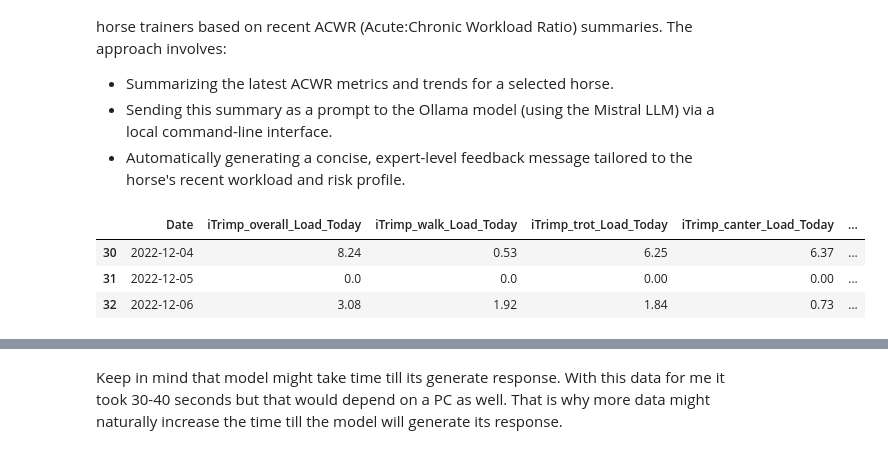
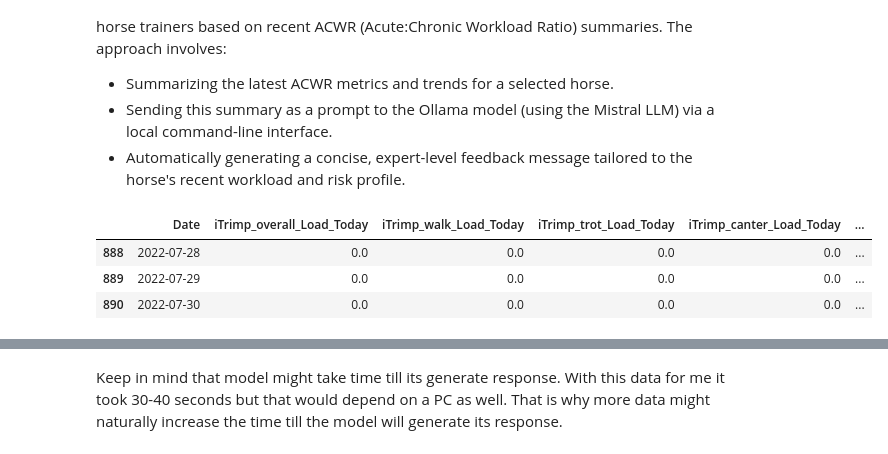
Before and after one commit to KristinaStrakova/Horse-Training-Feedback-Generator, a Jupyter notebook: Equine_Integration_Rubies/test.ipynb, the cells around one changed output, grey strips where cells are left out. Saved outputs shown, nothing was run; the diff lists cells and outputs as text; code cells hidden in the pictures.

```diff
--- a/Equine_Integration_Rubies/test.ipynb
+++ b/Equine_Integration_Rubies/test.ipynb
@@ -264,42 +264,41 @@ In this section, a large language model (LLM) is used to generate professional f
 - Sending this summary as a prompt to the Ollama model (using the Mistral LLM) via a local command-line interface.
 - Automatically generating a concise, expert-level feedback message tailored to the horse's recent workload and risk profile.
 # %%
-horse_id = "257"  # choose one horse
-date_filter = "2025-03-10"  # choose a date filter
+horse_id = "311"  # choose one horse
 df_horse = df_clean[df_clean["HorseID"] == horse_id].copy()
 
 # Define relevant columns
 columns_to_include = [
     "Date",
 
     # Load_Today
     "iTrimp_overall_Load_Today",
     "iTrimp_walk_Load_Today",
     "iTrimp_trot_Load_Today",
     "iTrimp_canter_Load_Today",
     "iTrimp_galop_Load_Today",
 
     # ACWR
     "iTrimp_overall_ACWR",
     "iTrimp_walk_ACWR",
     "iTrimp_trot_ACWR",
     "iTrimp_canter_ACWR",
     "iTrimp_galop_ACWR",
 ]
 
 # Filter out rows with missing values in any of those columns
 df_horse = df_horse[columns_to_include].dropna()
 
 # Convert ACWR columns to float (if needed)
 acwr_columns = [col for col in columns_to_include if "ACWR" in col]
 df_horse[acwr_columns] = df_horse[acwr_columns].astype(float)
 
 df_horse.head(3)
 # %% [output]
 |  | Date | iTrimp_overall_Load_Today | iTrimp_walk_Load_Today | iTrimp_trot_Load_Today | iTrimp_canter_Load_Today | ... |
-| 30 | 2022-12-04 | 8.24 | 0.53 | 6.25 | 6.37 | ... |
-| 31 | 2022-12-05 | 0.0 | 0.0 | 0.00 | 0.00 | ... |
-| 32 | 2022-12-06 | 3.08 | 1.92 | 1.84 | 0.73 | ... |
+| 888 | 2022-07-28 | 0.0 | 0.0 | 0.0 | 0.0 | ... |
+| 889 | 2022-07-29 | 0.0 | 0.0 | 0.0 | 0.0 | ... |
+| 890 | 2022-07-30 | 0.0 | 0.0 | 0.0 | 0.0 | ... |
 # %%
 # Check number of rows available
 print("All available dates for horse:")
```
Also changed, not shown: parts of 4 cells of this notebook.
